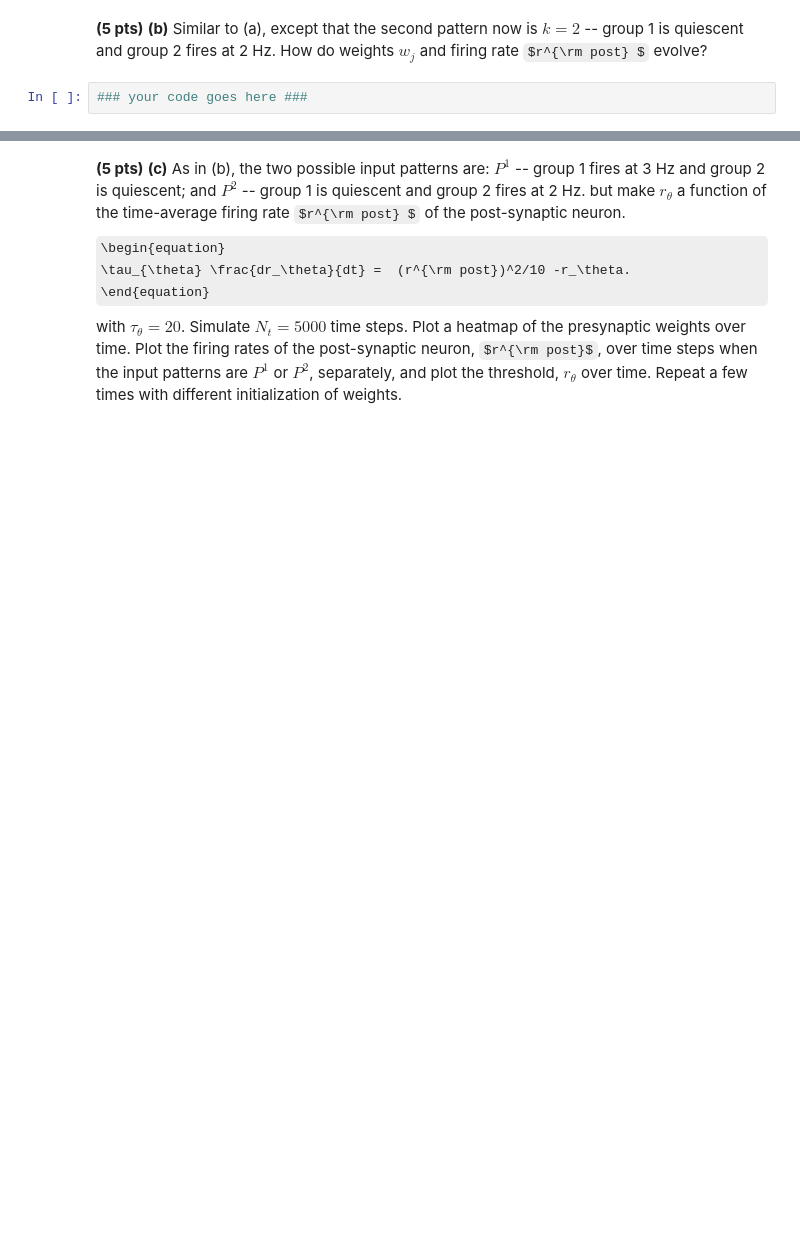
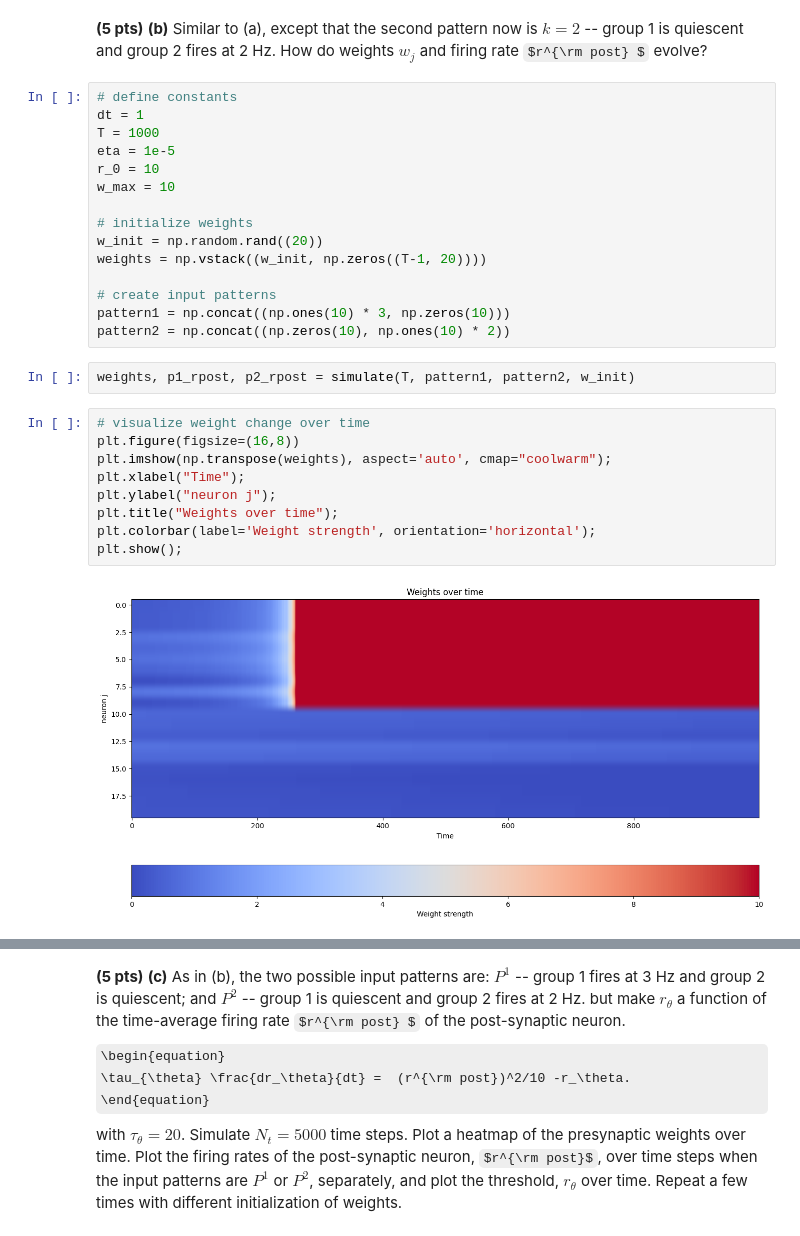
Before and after one commit to ssocolow/comp-neuro, a Jupyter notebook: assignment_07.ipynb, the cells around one changed output, grey strips where cells are left out. Cells and saved outputs as stored; diff of their text form; some formulas as TeX source; blank space fills up the shorter version.

```diff
--- a/assignment_07.ipynb
+++ b/assignment_07.ipynb
@@ -26,4 +115,30 @@ The 20 inputs are organized in two groups of 10 inputs each. There are two possi
 # %% [markdown]
 **(5 pts)** **(b)** Similar to (a), except that the second pattern now is  $k =2 $ -- group 1 is quiescent and group 2 fires at 2 Hz. How do weights $w_{j}$  and  firing rate $r^{\rm post} $ evolve?
 # %%
-### your code goes here ###
+# define constants
+dt = 1
+T = 1000
+eta = 1e-5
+r_0 = 10
+w_max = 10
+
+# initialize weights
+w_init = np.random.rand((20))
+weights = np.vstack((w_init, np.zeros((T-1, 20))))
+
+# create input patterns
+pattern1 = np.concat((np.ones(10) * 3, np.zeros(10)))
+pattern2 = np.concat((np.zeros(10), np.ones(10) * 2))
+# %%
+weights, p1_rpost, p2_rpost = simulate(T, pattern1, pattern2, w_init)
+# %%
+# visualize weight change over time
+plt.figure(figsize=(16,8))
+plt.imshow(np.transpose(weights), aspect='auto', cmap="coolwarm");
+plt.xlabel("Time");
+plt.ylabel("neuron j");
+plt.title("Weights over time");
+plt.colorbar(label='Weight strength', orientation='horizontal');
+plt.show();
+# %% [output]
+[figure, added]
```
Also changed, not shown: parts of 40 cells of this notebook.
